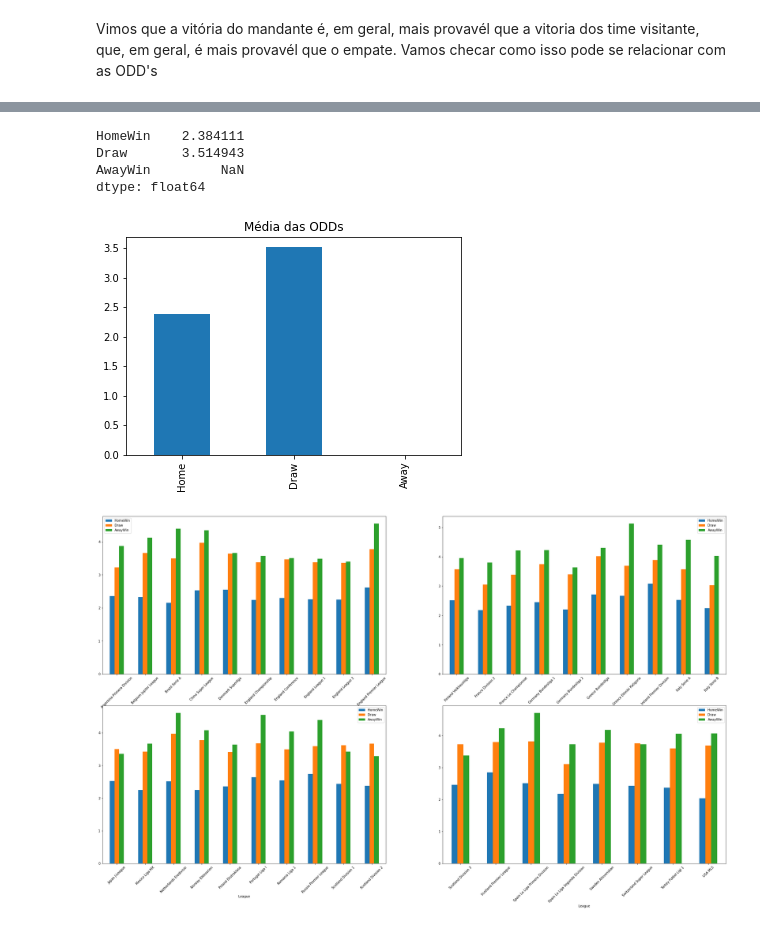
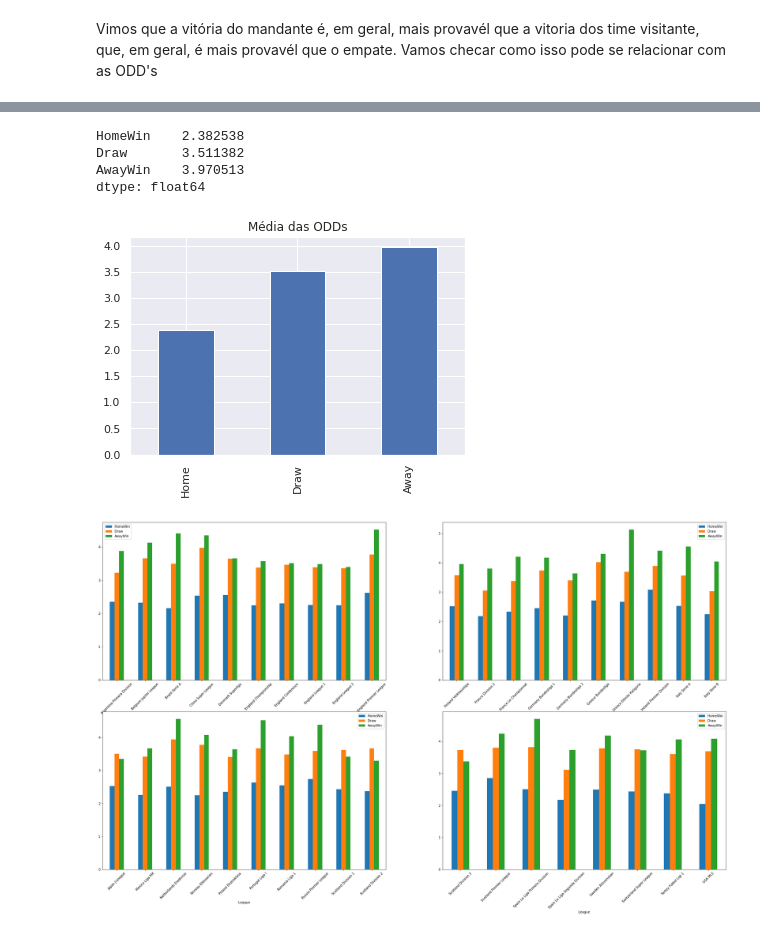
Before and after one commit to prximenes/world-soccer-data-results-odds, a Jupyter notebook: data_processing.ipynb, the cells around one changed output, grey strips where cells are left out. Cells and saved outputs as stored; diff of their text form; code cells hidden in the pictures.

```diff
--- a/data_processing.ipynb
+++ b/data_processing.ipynb
@@ -697,0 +720,2 @@ A fazer:
+# %%
+scores = clf.fit_predict(soccer_data_LOF)
@@ -697,0 +727,3 @@ A fazer:
+# %%
+soccer_data_LOF['outlier'] = scores
+print(soccer_data_LOF.head())
@@ -698,2 +771,4 @@ A fazer:
+# %%
+soccer_data2 = soccer_data2.drop(soccer_data_LOF[soccer_data_LOF['outlier'] == -1].index)
 # %% [markdown]
 # **Otimizar uso de memoria**
@@ -815,6 +892,6 @@ Quantidade de ligas com mais vitórias do visitante que empates:  29
 # %% [markdown]
 Vimos que a vitória do mandante é, em geral, mais provavél que a vitoria dos time visitante, que, em geral, é mais provavél que o empate. Vamos checar como isso pode se relacionar com as ODD's
 # %%
-odds_data = soccer_data2[['League','AvgH', 'AvgD', 'AvgA']].dropna(how='any')
+odds_data = soccer_data2[['League','AvgH', 'AvgD', 'AvgA']].dropna()
 odds_data.columns = ['League','HomeWin','Draw', 'AwayWin']
 # %%
@@ -836,14 +906,15 @@ odds_data
 # %%
-ax = odds_data.mean().plot.bar(title='Média das ODDs')
+odds_data['AwayWin'] = odds_data['AwayWin'].astype('float')
+ax = odds_data.mean(skipna=True).plot.bar(title='Média das ODDs')
 ax.set_xticklabels(['Home','Draw', 'Away'])
 
-odds_data.mean()
+odds_data.mean(skipna=True)
 # %% [output]
-HomeWin    2.384111
-Draw       3.514943
-AwayWin         NaN
+HomeWin    2.382538
+Draw       3.511382
+AwayWin    3.970513
 dtype: float64
-[figure, old version]
+[figure, new version]
 # %%
 odds_data = odds_data.groupby("League").mean()
 #odds_data.plot.bar(figsize=(100,25))
```
Also changed, not shown: parts of 56 cells of this notebook.
